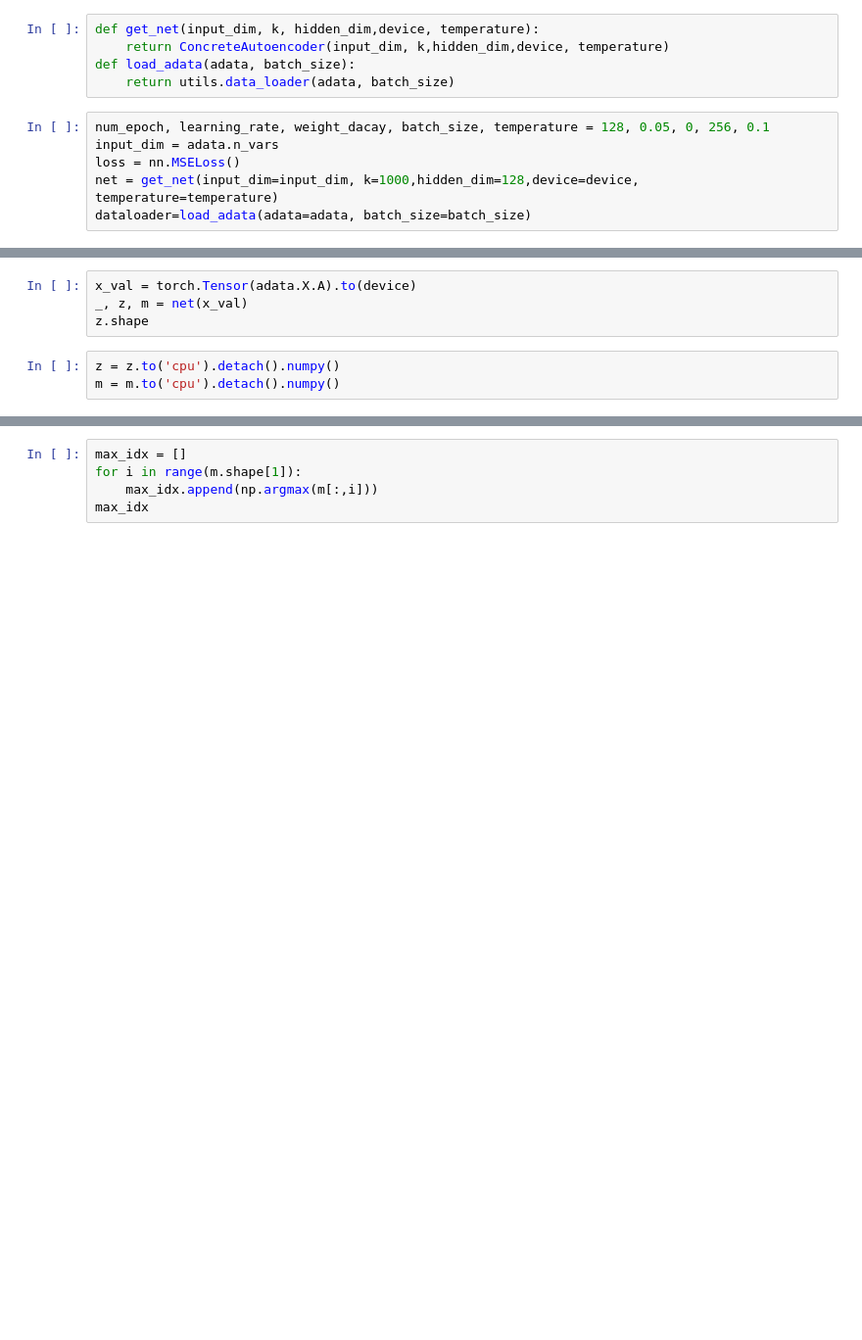
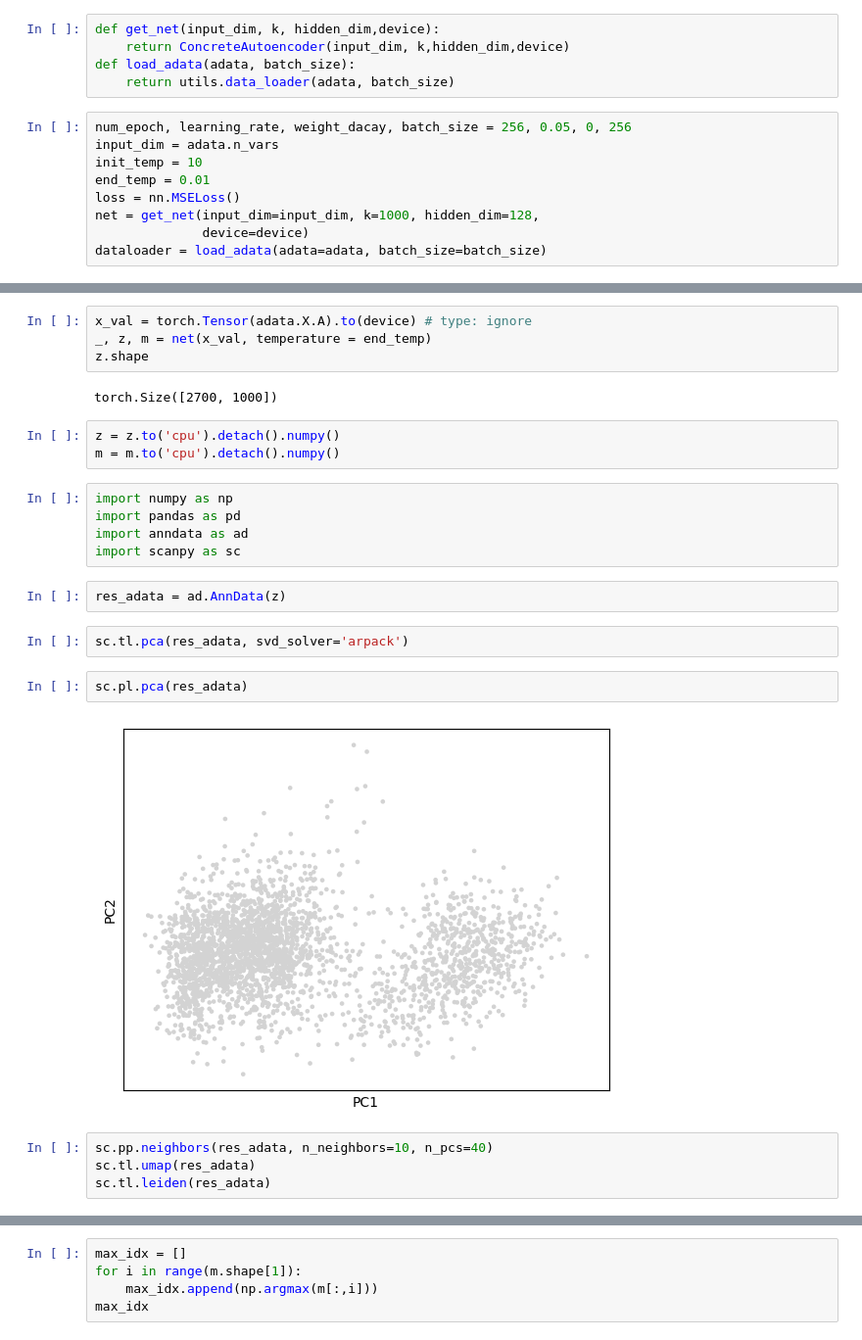
Before and after one commit to Khadaq2001/Concrete, a Jupyter notebook: src/main.ipynb, the cells around one changed output, grey strips where cells are left out. Shown: that part at 98% size. Cells and saved outputs as stored; diff of their text form; blank space fills up the shorter version.

```diff
--- a/src/main.ipynb
+++ b/src/main.ipynb
@@ -38,14 +23,17 @@ def train(net, loss, dataloader, num_epoch, learning_rate, weight_decay, device)
 # %%
-def get_net(input_dim, k, hidden_dim,device, temperature):
-    return ConcreteAutoencoder(input_dim, k,hidden_dim,device, temperature)
+def get_net(input_dim, k, hidden_dim,device):
+    return ConcreteAutoencoder(input_dim, k,hidden_dim,device)
 def load_adata(adata, batch_size):
     return utils.data_loader(adata, batch_size)
 # %%
-num_epoch, learning_rate, weight_dacay, batch_size, temperature = 128, 0.05, 0, 256, 0.1
+num_epoch, learning_rate, weight_dacay, batch_size = 256, 0.05, 0, 256
 input_dim = adata.n_vars
+init_temp = 10
+end_temp = 0.01
 loss = nn.MSELoss()
-net = get_net(input_dim=input_dim, k=1000,hidden_dim=128,device=device, temperature=temperature)
-dataloader=load_adata(adata=adata, batch_size=batch_size)
+net = get_net(input_dim=input_dim, k=1000, hidden_dim=128,
+              device=device)
+dataloader = load_adata(adata=adata, batch_size=batch_size)
 # %%
 train(net=net, loss=loss, dataloader=dataloader,
       num_epoch=num_epoch, learning_rate=learning_rate,
@@ -53,7 +60,26 @@ train(net=net, loss=loss, dataloader=dataloader,
 # %%
-x_val = torch.Tensor(adata.X.A).to(device)
-_, z, m = net(x_val)
+x_val = torch.Tensor(adata.X.A).to(device) # type: ignore
+_, z, m = net(x_val, temperature = end_temp)
 z.shape
+# %% [output]
+torch.Size([2700, 1000])
 # %%
 z = z.to('cpu').detach().numpy()
 m = m.to('cpu').detach().numpy()
+# %%
+import numpy as np
+import pandas as pd
+import anndata as ad
+import scanpy as sc
+# %%
+res_adata = ad.AnnData(z)
+# %%
+sc.tl.pca(res_adata, svd_solver='arpack')
+# %%
+sc.pl.pca(res_adata)
+# %% [output]
+[figure, added]
+# %%
+sc.pp.neighbors(res_adata, n_neighbors=10, n_pcs=40)
+sc.tl.umap(res_adata)
+sc.tl.leiden(res_adata)
```
Also changed, not shown: parts of 19 cells of this notebook, 15 other files.
